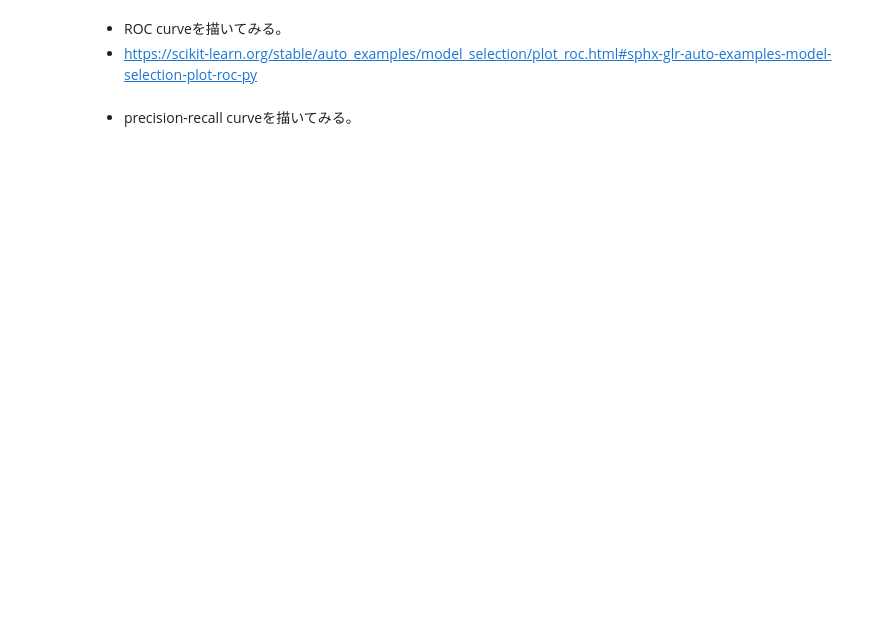
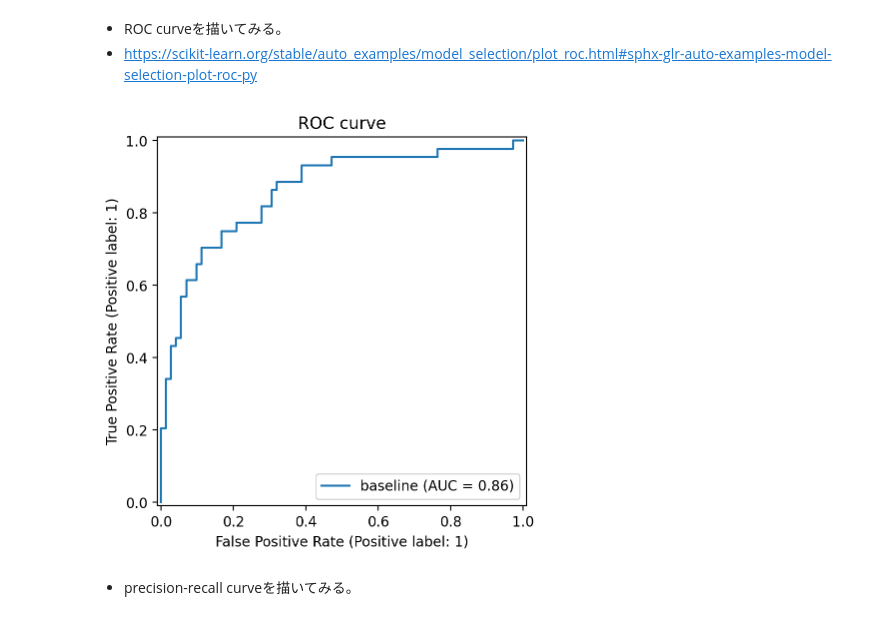
Before and after one commit to tomonari-masada/course2025-sml, a Jupyter notebook: 08_logistic_regression.ipynb, the cells around one changed output. Drawn from its saved outputs; the diff is of its cells as text; code cells hidden in the pictures; blank space fills up the shorter version.

```diff
--- a/08_logistic_regression.ipynb
+++ b/08_logistic_regression.ipynb
@@ -68,7 +105,10 @@ print(f'ROC AUC: {roc_auc_score(y_test, y_test_pred_proba[:,1]):.4f}')
 * ROC curveを描いてみる。
  * https://scikit-learn.org/stable/auto_examples/model_selection/plot_roc.html#sphx-glr-auto-examples-model-selection-plot-roc-py
 # %%
-RocCurveDisplay.from_estimator(baseline, X_test, y_test, name="baseline");
+display = RocCurveDisplay.from_estimator(baseline, X_test, y_test, name="baseline")
+_ = display.ax_.set_title("ROC curve")
+# %% [output]
+[figure, added]
 # %% [markdown]
 * precision-recall curveを描いてみる。
 # %%
```
Also changed, not shown: parts of 52 cells of this notebook.
